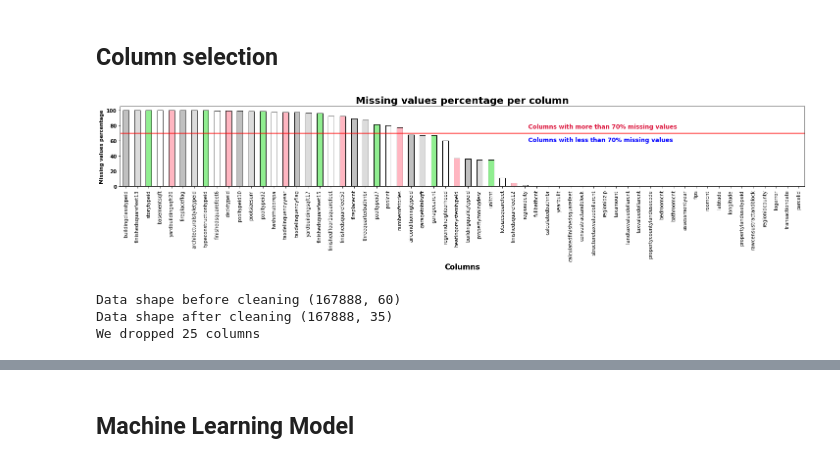
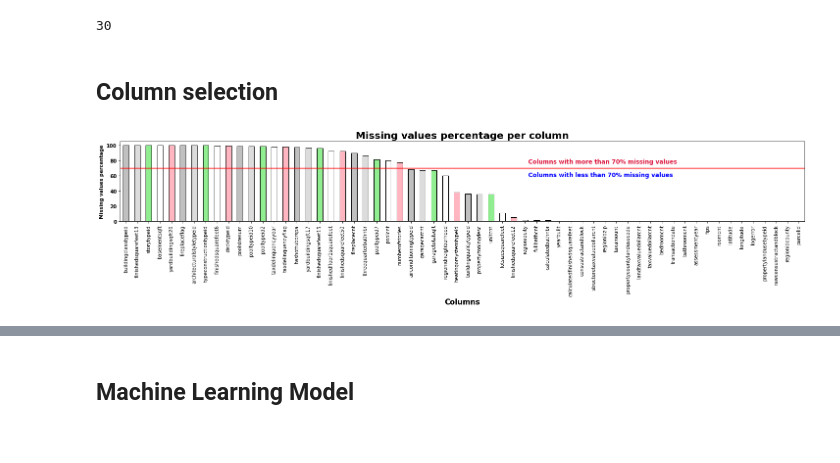
Before and after one commit to SprinTech/Zillow-Prize, a Jupyter notebook: notebook/data_cleaning.ipynb, the cells around one changed output, grey strips where cells are left out. Drawn from its saved outputs; the diff is of its cells as text; code cells hidden in the pictures.

```diff
--- a/notebook/data_cleaning.ipynb
+++ b/notebook/data_cleaning.ipynb
@@ -69,36 +81,30 @@ dtype: object
+# %%
+del train_2016; gc.collect()
+# %% [output]
+30
 # %% [markdown]
 ## Column selection
 # %%
 # drop columns with more than 70% NaN values
 def total_missing_values(data, thresh=70, color='black', edgecolor='black', width=25, height=3):
     """
     SOURCE: https://www.kaggle.com/amiiiney/price-prediction-regularization-stacking
     """
     plt.figure(figsize=(width,height))
     percentage=(data.isnull().mean())*100
     percentage.sort_values(ascending=False).plot.bar(color=color, edgecolor=edgecolor)
     plt.axhline(y=thresh, color='r', linestyle='-')
     plt.title('Missing values percentage per column', fontsize=20, weight='bold' )
     plt.text(len(data.isnull().sum()/len(data))/1.7, thresh+12.5, 'Columns with more than %s%s missing values' %(thresh, '%'), fontsize=12,weight='bold', color='crimson',
          ha='left' ,va='top')
     plt.text(len(data.isnull().sum()/len(data))/1.7, thresh - 5, 'Columns with less than %s%s missing values' %(thresh, '%'), fontsize=12,weight='bold', color='blue',
          ha='left' ,va='top')
     plt.xlabel('Columns', size=15, weight='bold')
     plt.ylabel('Missing values percentage', weight='bold')
     plt.yticks(weight ='bold')
 
     return plt.show()
 
-total_missing_values(df, color=('silver', 'gainsboro', 'lightgreen', 'white', 'lightpink'))
+total_missing_values(df_2016, color=('silver', 'gainsboro', 'lightgreen', 'white', 'lightpink'))
 # %% [output]
-[figure, old version]
+[figure, new version]
-# %%
-nb_rows = df.shape[0]
-df1 = df.dropna(thresh=nb_rows * 0.3, axis=1) # On supprime les colonnes avec plus de 106800 valeurs manquantes
-print(f"Data shape before cleaning {df.shape}")
-print(f"Data shape after cleaning {df1.shape}")
-print(f"We dropped {df.shape[1]- df1.shape[1]} columns")
-# %% [output]
-Data shape before cleaning (167888, 60)
-Data shape after cleaning (167888, 35)
-We dropped 25 columns
```
Also changed, not shown: parts of 35 cells of this notebook, 2 other files.
